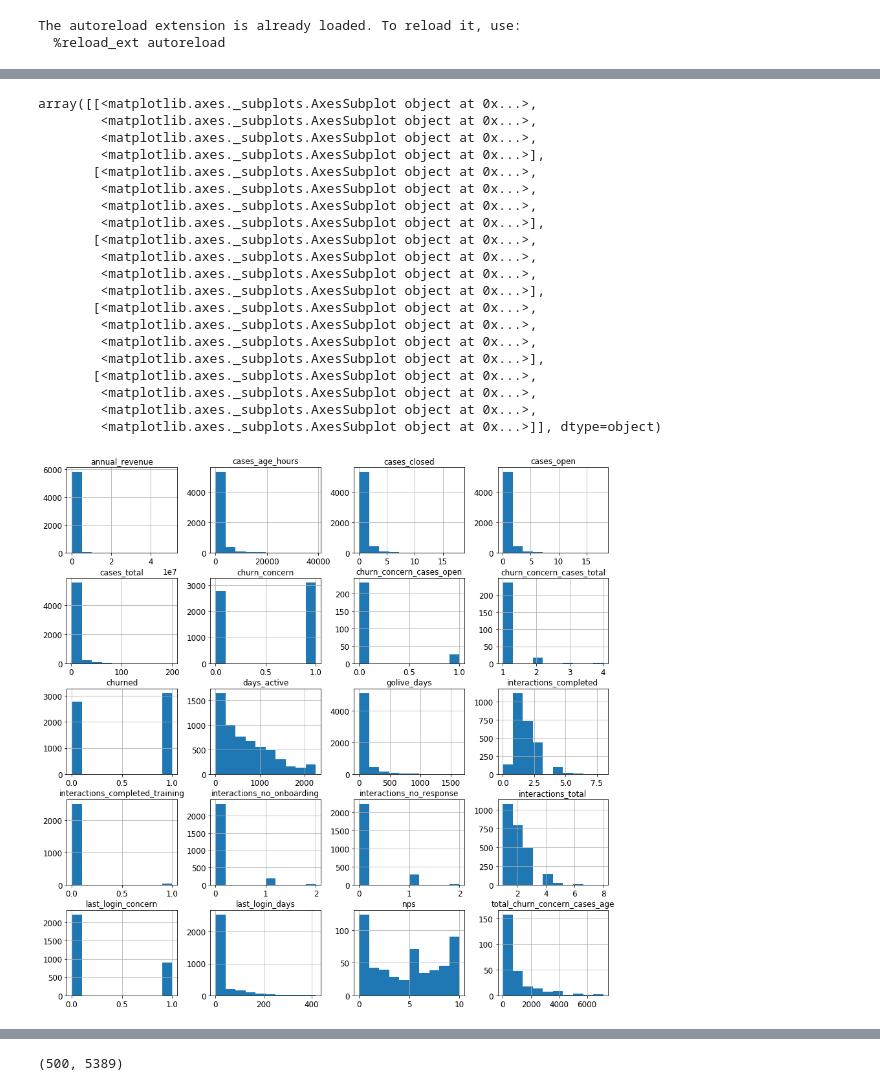
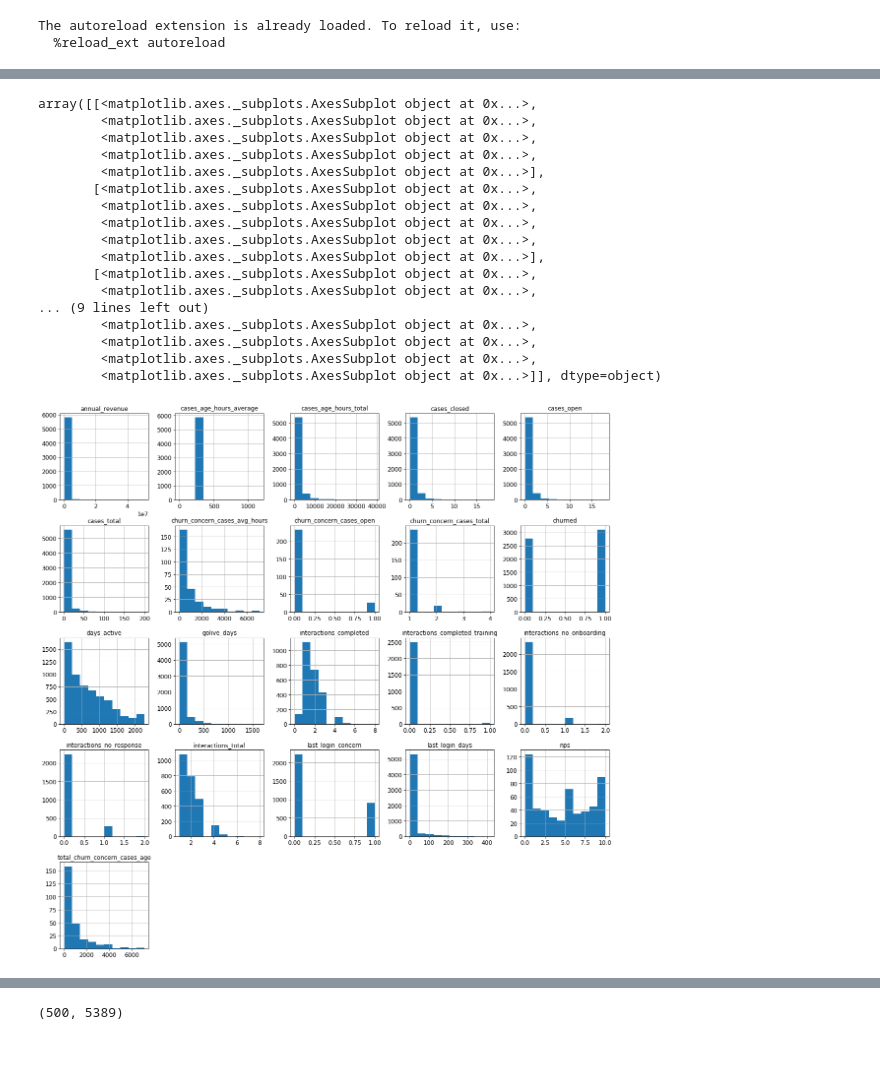
Before and after one commit to justinhennessy/100-days-of-code, a Jupyter notebook: project/project.ipynb, the cells around one changed output, grey strips where cells are left out. Cells and saved outputs as stored; diff of their text form; code cells hidden in the pictures; blank space fills up the shorter version.

Commit message:
Changed dependent variable to churned and added some more visualisation code

```diff
--- a/project/project.ipynb
+++ b/project/project.ipynb
@@ -31,4 +30,3 @@ def display_all(df):
 # Convert annual_revenue from a string to a float
 
 df_raw['annual_revenue'] = pd.to_numeric(df_raw['annual_revenue'].str.replace(',', ''))
-df_raw['churn_concern'] = df_raw['churn_concern'].fillna(0).astype(int)
@@ -50,6 +99,6 @@ Name: account_status, Length: 5889, dtype: object
 # %%
-# Converted all cases fields to INT and setting any NaNs to the mean of that type
-case_types = ['cases_total','cases_open','cases_closed','cases_age_hours']
+# Convert fields to INT and setting any NaNs to the mean of that type
+case_types = ['cases_total','cases_open','cases_closed','cases_age_hours_total','cases_age_hours_average', 'last_login_days']
 
 for case_type in case_types:
     df_raw[case_type] = df_raw[case_type].fillna(df_raw[case_type].mean()).astype(int)
@@ -101,26 +150,23 @@ dtype: float64
 # %%
 import matplotlib.pyplot as plt
 df_raw[df_raw.dtypes[(df_raw.dtypes=="float64")|(df_raw.dtypes=="int64")]
-                        .index.values].hist(figsize=[15,15])
+                        .index.values].hist(figsize=[20,20])
 # %% [output]
 array([[<matplotlib.axes._subplots.AxesSubplot object at 0x...>,
+        <matplotlib.axes._subplots.AxesSubplot object at 0x...>,
         <matplotlib.axes._subplots.AxesSubplot object at 0x...>,
         <matplotlib.axes._subplots.AxesSubplot object at 0x...>,
         <matplotlib.axes._subplots.AxesSubplot object at 0x...>],
        [<matplotlib.axes._subplots.AxesSubplot object at 0x...>,
         <matplotlib.axes._subplots.AxesSubplot object at 0x...>,
         <matplotlib.axes._subplots.AxesSubplot object at 0x...>,
-        <matplotlib.axes._subplots.AxesSubplot object at 0x...>],
-       [<matplotlib.axes._subplots.AxesSubplot object at 0x...>,
-        <matplotlib.axes._subplots.AxesSubplot object at 0x...>,
         <matplotlib.axes._subplots.AxesSubplot object at 0x...>,
         <matplotlib.axes._subplots.AxesSubplot object at 0x...>],
        [<matplotlib.axes._subplots.AxesSubplot object at 0x...>,
         <matplotlib.axes._subplots.AxesSubplot object at 0x...>,
+... (9 lines left out)
         <matplotlib.axes._subplots.AxesSubplot object at 0x...>,
-        <matplotlib.axes._subplots.AxesSubplot object at 0x...>],
-       [<matplotlib.axes._subplots.AxesSubplot object at 0x...>,
         <matplotlib.axes._subplots.AxesSubplot object at 0x...>,
         <matplotlib.axes._subplots.AxesSubplot object at 0x...>,
         <matplotlib.axes._subplots.AxesSubplot object at 0x...>]], dtype=object)
-[figure, old version]
+[figure, new version]
```
Also changed, not shown: parts of 36 cells of this notebook.
